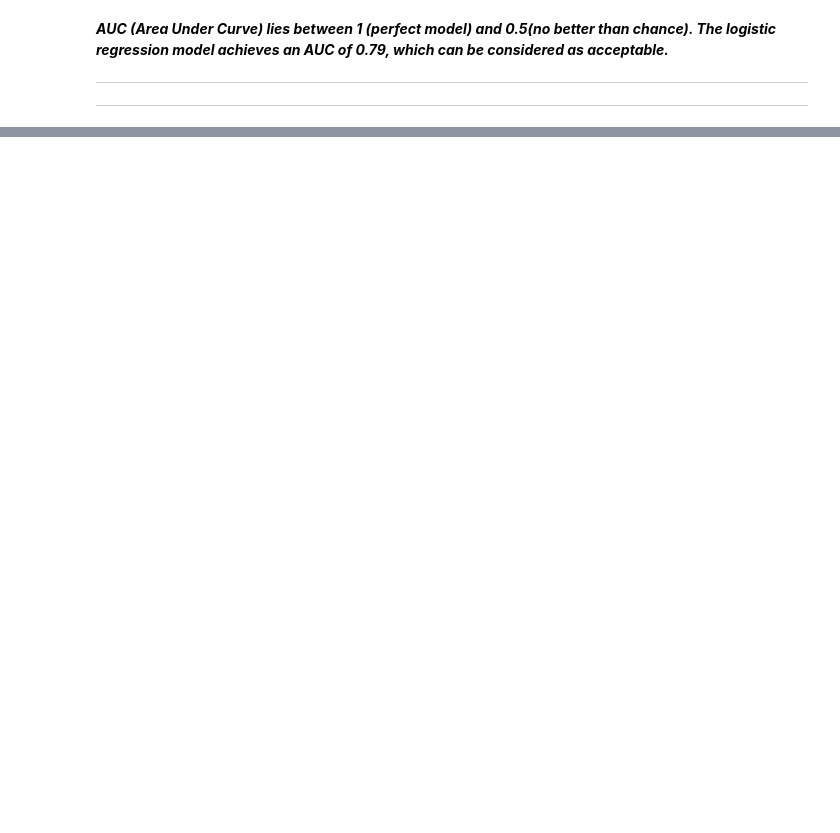
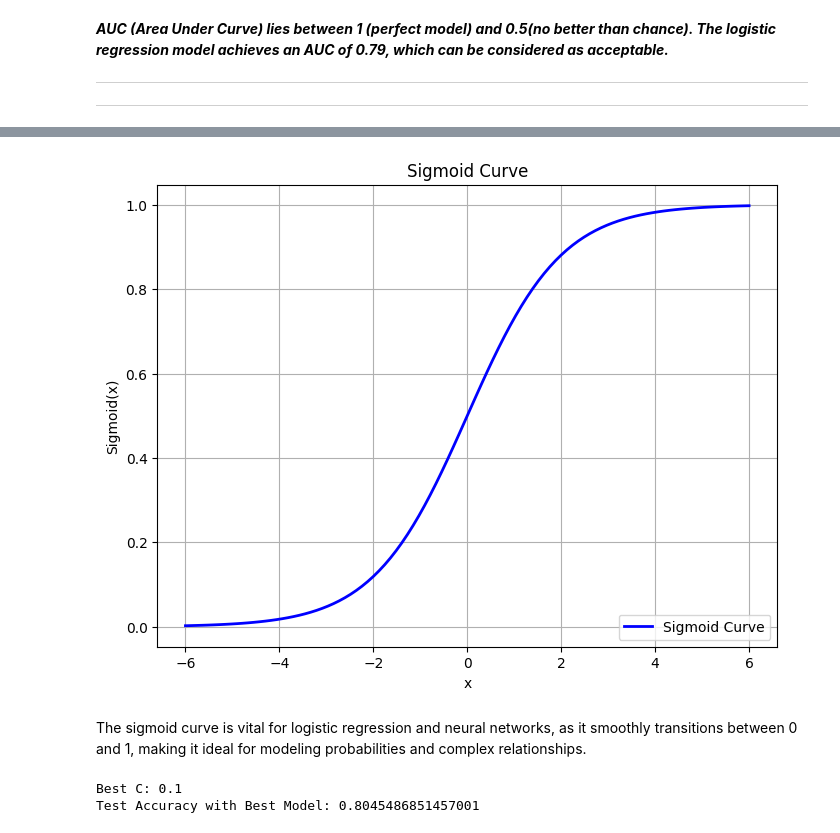
Before and after one commit to noelmt7/LAB-5, a Jupyter notebook: 2348538_LAB5.ipynb, the cells around one changed output, grey strips where cells are left out. Cells and saved outputs as stored; diff of their text form; code cells hidden in the pictures; blank space fills up the shorter version.

```diff
--- a/2348538_LAB5.ipynb
+++ b/2348538_LAB5.ipynb
@@ -258,0 +310,58 @@ plt.show()
+# %%
+import numpy as np
+import matplotlib.pyplot as plt
+
+# Define the sigmoid function
+def sigmoid(x):
+    return 1 / (1 + np.exp(-x))
+
+# Generate x values
+x = np.linspace(-6, 6, 100)  # Adjust the range and granularity as needed
+
+# Calculate the corresponding y values using the sigmoid function
+y = sigmoid(x)
+
+# Plot the sigmoid curve
+plt.figure(figsize=(8, 6))
+plt.plot(x, y, color='blue', lw=2, label='Sigmoid Curve')
+plt.xlabel('x')
+plt.ylabel('Sigmoid(x)')
+plt.title('Sigmoid Curve')
+plt.legend(loc='lower right')
+plt.grid()
+plt.show()
+# %% [output]
+[figure, added]
+# %% [markdown]
+The sigmoid curve is vital for logistic regression and neural networks, as it smoothly transitions between 0 and 1, making it ideal for modeling probabilities and complex relationships.
+# %%
+from sklearn.model_selection import GridSearchCV
+from sklearn.linear_model import LogisticRegression
+
+# Define your logistic regression model
+logistic_regression = LogisticRegression()
+
+# Define a grid of hyperparameters to search
+param_grid = {'C': [0.001, 0.01, 0.1, 1, 10, 100]}  # You can adjust the values
+
+# Create a GridSearchCV object with cross-validation
+grid_search = GridSearchCV(logistic_regression, param_grid, cv=5, scoring='accuracy')
+
+# Fit the grid search to your training data
+grid_search.fit(X_train_scaled, y_train)
+
+# Get the best hyperparameters from the grid search
+best_params = grid_search.best_params_
+best_C = best_params['C']
+
+# Get the best estimator (model)
+best_model = grid_search.best_estimator_
+
+# Evaluate the best model on your test data
+accuracy = best_model.score(X_test_scaled, y_test)
+
+print(f"Best C: {best_C}")
+print(f"Test Accuracy with Best Model: {accuracy}")
+# %% [output]
+Best C: 0.1
+Test Accuracy with Best Model: 0.8045486851457001
```
Also changed, not shown: parts of 12 cells of this notebook.
